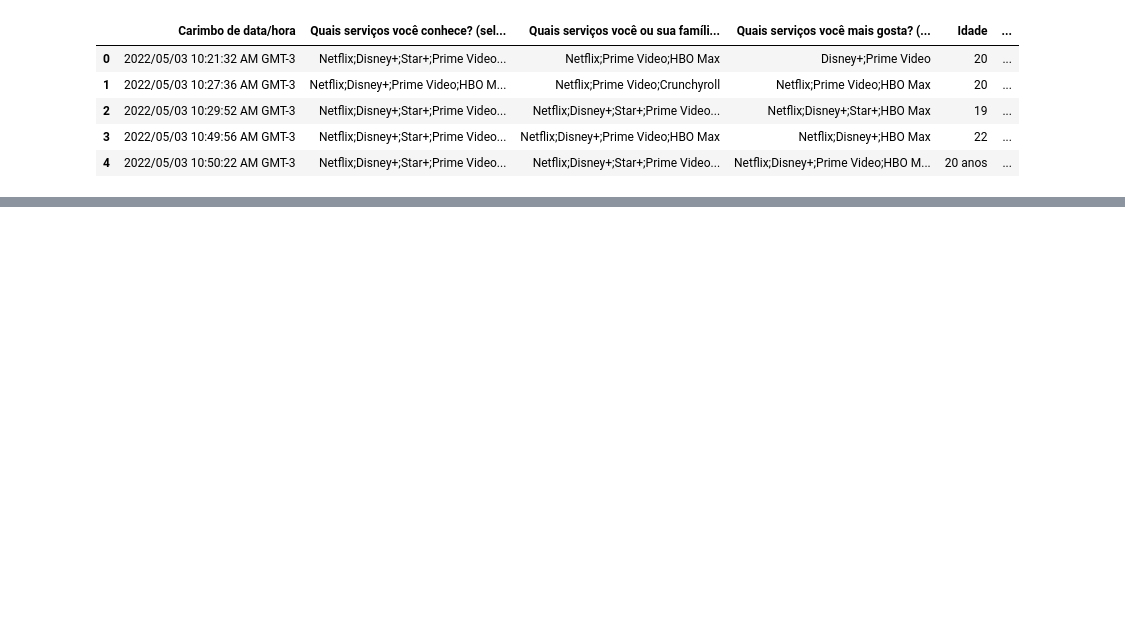
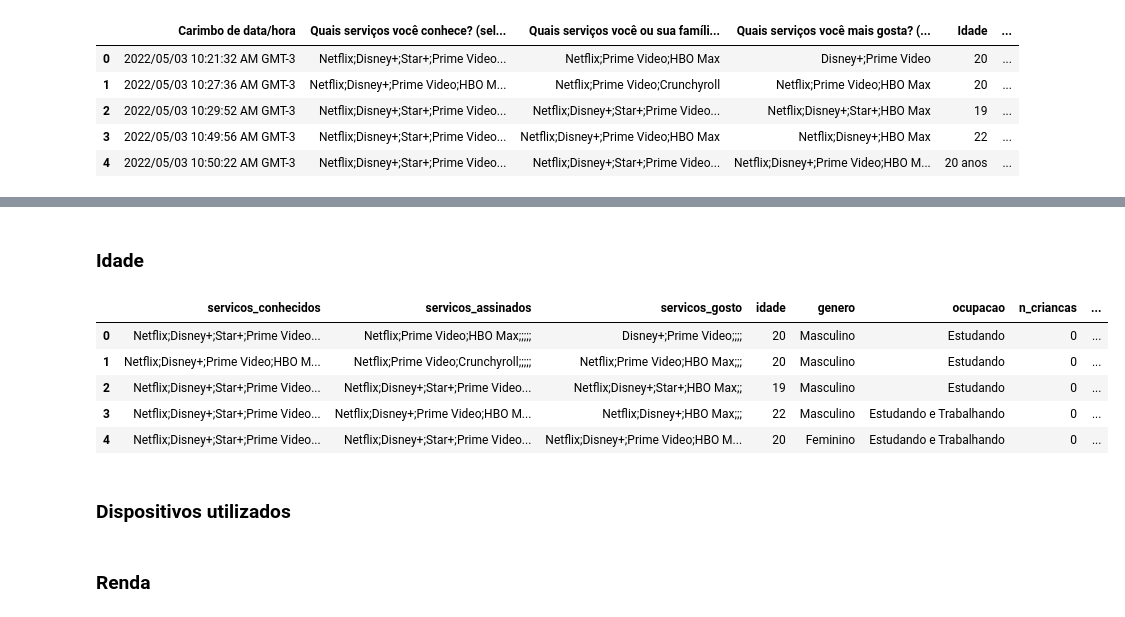
Before and after one commit to bruno-bertanha/analise-servicos-streaming, a Jupyter notebook: main.ipynb, the cells around one changed output, grey strips where cells are left out. Cells and saved outputs as stored; diff of their text form; code cells hidden in the pictures; blank space fills up the shorter version.

```diff
--- a/main.ipynb
+++ b/main.ipynb
@@ -28,0 +156,15 @@ df
+# %% [markdown]
+### Idade
+# %%
+df["idade"] = df.idade.apply(lambda x: x[0:2]).astype(int)
+# %%
+df.head()
+# %% [output]
+|  | servicos_conhecidos | servicos_assinados | servicos_gosto | idade | genero | ocupacao | n_criancas | ... |
+| 0 | Netflix;Disney+;Star+;Prime Video... | Netflix;Prime Video;HBO Max;;;;; | Disney+;Prime Video;;;; | 20 | Masculino | Estudando | 0 | ... |
+| 1 | Netflix;Disney+;Prime Video;HBO M... | Netflix;Prime Video;Crunchyroll;;;;; | Netflix;Prime Video;HBO Max;;; | 20 | Masculino | Estudando | 0 | ... |
+| 2 | Netflix;Disney+;Star+;Prime Video... | Netflix;Disney+;Star+;Prime Video... | Netflix;Disney+;Star+;HBO Max;; | 19 | Masculino | Estudando | 0 | ... |
+| 3 | Netflix;Disney+;Star+;Prime Video... | Netflix;Disney+;Prime Video;HBO M... | Netflix;Disney+;HBO Max;;; | 22 | Masculino | Estudando e Trabalhando | 0 | ... |
+| 4 | Netflix;Disney+;Star+;Prime Video... | Netflix;Disney+;Star+;Prime Video... | Netflix;Disney+;Prime Video;HBO M... | 20 | Feminino | Estudando e Trabalhando | 0 | ... |
+# %% [markdown]
+### Dispositivos utilizados
@@ -28,0 +177,2 @@ df
+# %% [markdown]
+### Renda
```
Also changed, not shown: parts of 21 cells of this notebook, 1 other file.
